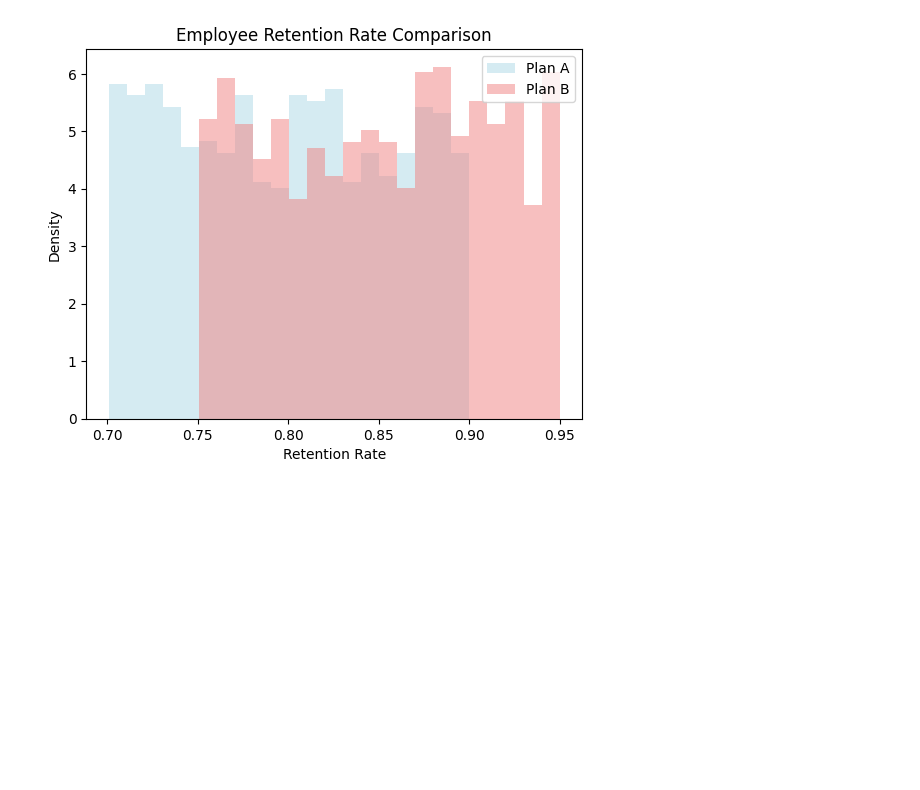
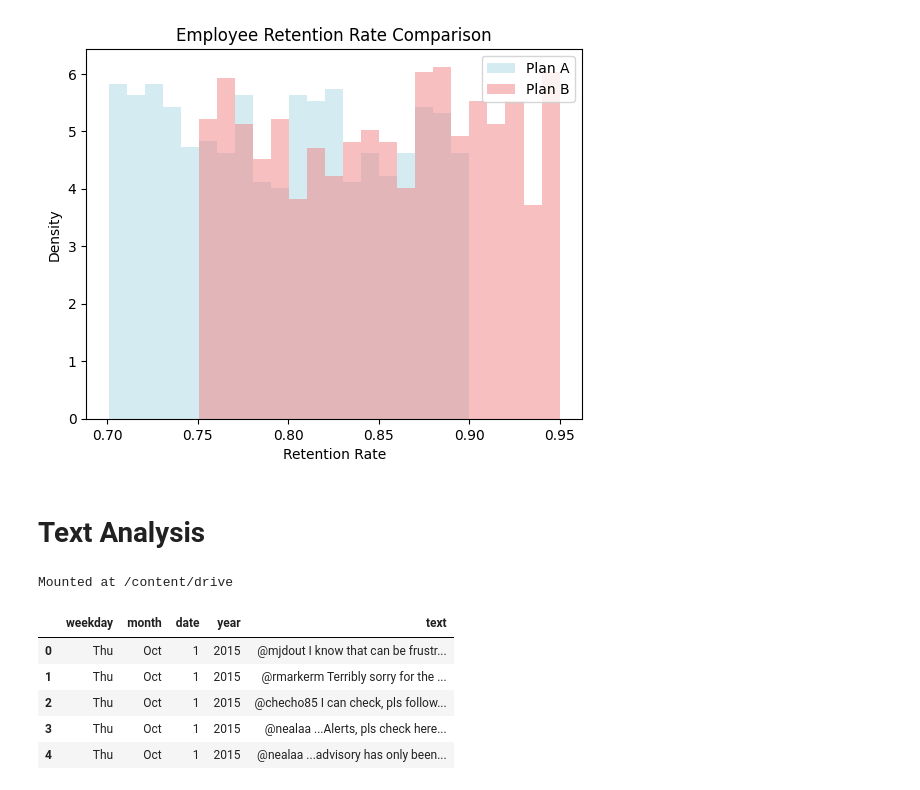
Before and after one commit to ibritics/Python_Beginner_Tutorials, a Jupyter notebook: Python_Files/Lecture06.ipynb, the cells around one changed output. Cells and saved outputs as stored; diff of their text form; code cells hidden in the pictures; blank space fills up the shorter version.

Commit message:
Creato con Colaboratory

```diff
--- a/Python_Files/Lecture06.ipynb
+++ b/Python_Files/Lecture06.ipynb
@@ -68,3 +68,11 @@ plt.legend()
 plt.show()
 # %% [output]
 [figure]
+# %% [markdown]
+# Text Analysis
+# %%
+import pandas as pd
+from google.colab import drive
+drive.mount('/content/drive')
+# %% [output]
+Mounted at /content/drive
@@ -70,0 +81,9 @@ plt.show()
+# %%
+df.head()
+# %% [output]
+|  | weekday | month | date | year | text |
+| 0 | Thu | Oct | 1 | 2015 | @mjdout I know that can be frustr... |
+| 1 | Thu | Oct | 1 | 2015 | @rmarkerm Terribly sorry for the ... |
+| 2 | Thu | Oct | 1 | 2015 | @checho85 I can check, pls follow... |
+| 3 | Thu | Oct | 1 | 2015 | @nealaa ...Alerts, pls check here... |
+| 4 | Thu | Oct | 1 | 2015 | @nealaa ...advisory has only been... |
```
Also changed, not shown: parts of 26 cells of this notebook.
